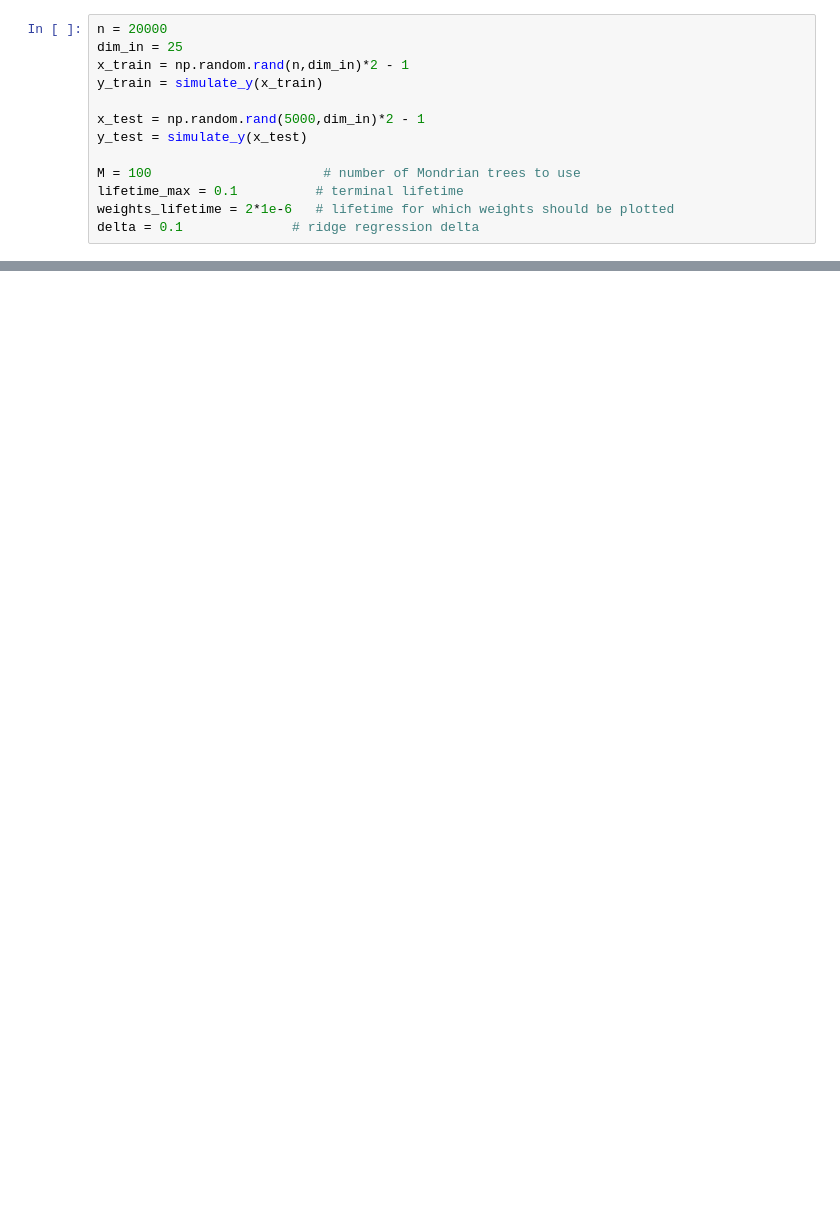
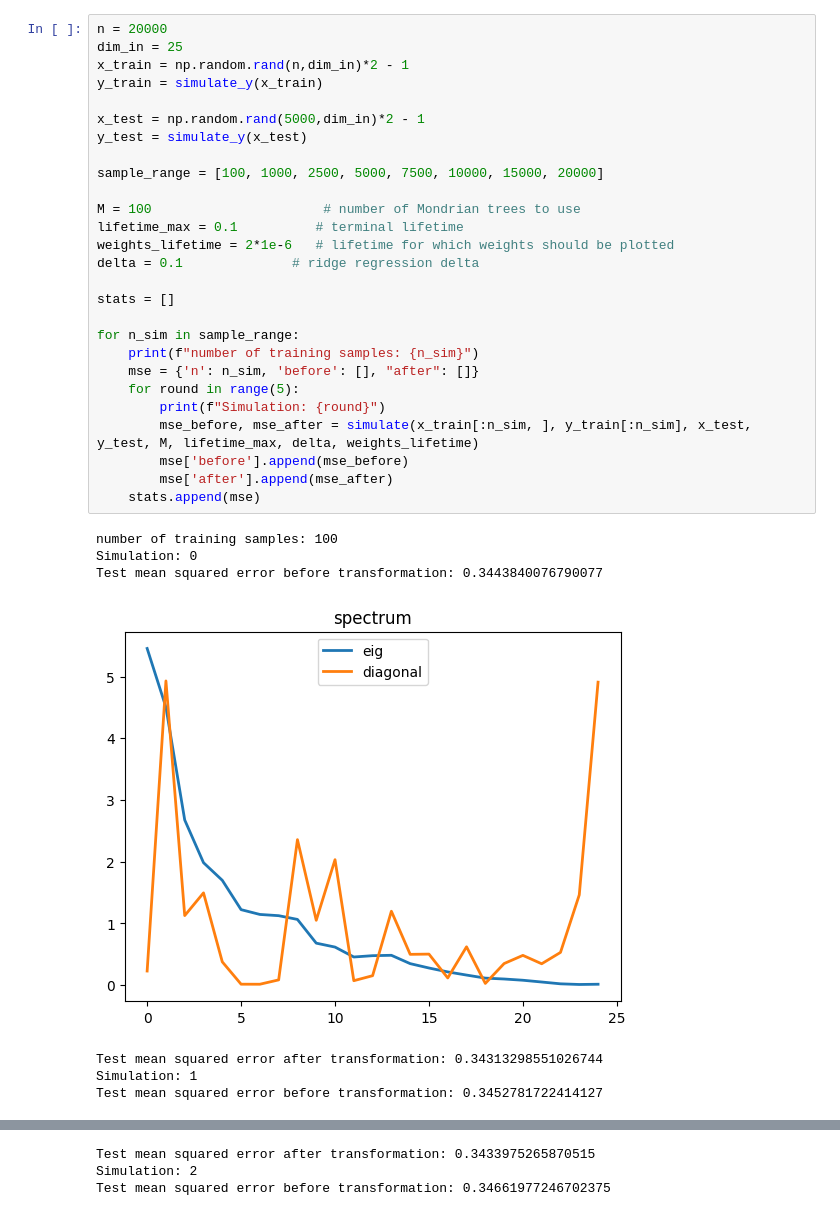
Before and after one commit to Xieyangxinyu/vie, a Jupyter notebook: Mondrian_matrix.ipynb, the cells around one changed output, grey strips where cells are left out. Saved outputs shown, nothing was run; the diff lists cells and outputs as text; blank space fills up the shorter version.

```diff
--- a/Mondrian_matrix.ipynb
+++ b/Mondrian_matrix.ipynb
@@ -279,13 +8,35 @@ def plot_spectrum(y, y_diag, title):
 # %%
 n = 20000
 dim_in = 25
 x_train = np.random.rand(n,dim_in)*2 - 1
 y_train = simulate_y(x_train)
 
 x_test = np.random.rand(5000,dim_in)*2 - 1
 y_test = simulate_y(x_test)
 
+sample_range = [100, 1000, 2500, 5000, 7500, 10000, 15000, 20000]
+
 M = 100                      # number of Mondrian trees to use
 lifetime_max = 0.1          # terminal lifetime
 weights_lifetime = 2*1e-6   # lifetime for which weights should be plotted
 delta = 0.1              # ridge regression delta
+
+stats = []
+
+for n_sim in sample_range:
+    print(f"number of training samples: {n_sim}")
+    mse = {'n': n_sim, 'before': [], "after": []}
+    for round in range(5):
+        print(f"Simulation: {round}")
+        mse_before, mse_after = simulate(x_train[:n_sim, ], y_train[:n_sim], x_test, y_test, M, lifetime_max, delta, weights_lifetime)
+        mse['before'].append(mse_before)
+        mse['after'].append(mse_after)
+    stats.append(mse)
+# %% [output]
+number of training samples: 100
+Simulation: 0
+Test mean squared error before transformation: 0.3443840076790077
+[figure, added]
+Test mean squared error after transformation: 0.34313298551026744
+Simulation: 1
+Test mean squared error before transformation: 0.3452781722414127
@@ -291,0 +44,3 @@ delta = 0.1              # ridge regression delta
+Test mean squared error after transformation: 0.3433975265870515
+Simulation: 2
+Test mean squared error before transformation: 0.34661977246702375
```
Also changed, not shown: parts of 11 cells of this notebook, 3 other files.
